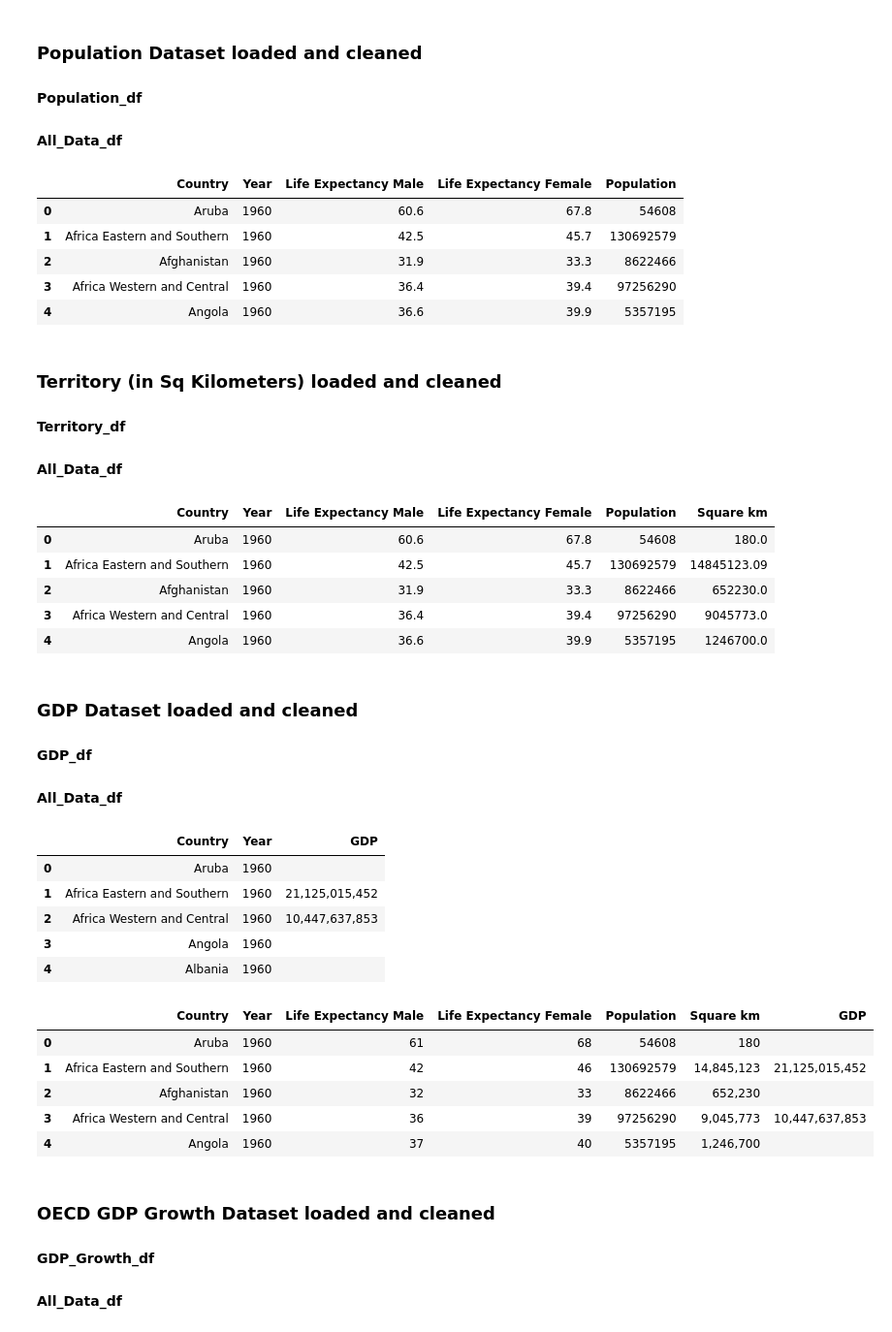
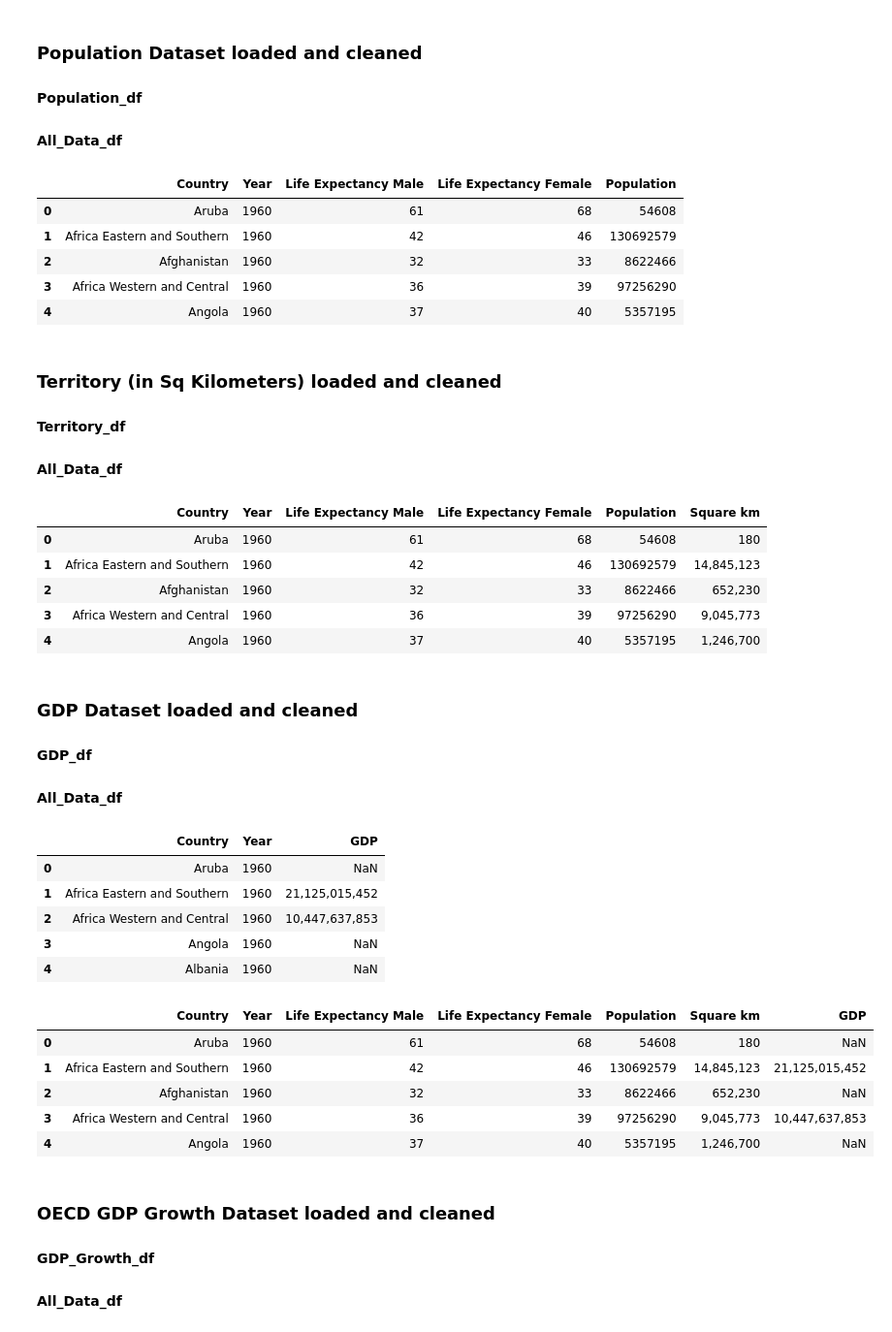
Before and after one commit to JNorthData/Life_Expectancy, a Jupyter notebook: life-expectancy.ipynb, the cells around one changed output. Shown at 97% size. Drawn from its saved outputs; the diff is of its cells as text; code cells hidden in the pictures.

```diff
--- a/life-expectancy.ipynb
+++ b/life-expectancy.ipynb
@@ -22,6 +22,9 @@ Life_Exp_Female_df = pd.melt(Life_Exp_Female_df, id_vars = 'Country', var_name =
 # Merge Male / Female Data
 Life_Exp_df = pd.merge(Life_Exp_Male_df, Life_Exp_Female_df, on = ['Country', 'Year'], how='inner')
 
+# Convert Year to integer
+Life_Exp_df['Year'] = Life_Exp_df['Year'].astype(int)
+
 # Reduce decimal places to 1
 Life_Exp_df['Life Expectancy Male'] = Life_Exp_df['Life Expectancy Male'].round(1)
 Life_Exp_df['Life Expectancy Female'] = Life_Exp_df['Life Expectancy Female'].round(1)
@@ -48,17 +51,23 @@ Population_df = pd.read_csv('Resources/WHO Population.csv')
 # Columns need to be converted to row data
 Population_df = pd.melt(Population_df, id_vars = 'Country', var_name = 'Year', value_name = 'Population')
 
+# Convert Year to integer
+Population_df['Year'] = Population_df['Year'].astype(int)
+
+# Convert Population cloumn to integer
+Population_df['Population'] = Population_df['Population'].astype(int)
+
 # Merge Population with Main dataset
 All_Data_df = pd.merge(Life_Exp_df, Population_df,on = ['Country', 'Year'])
 
 All_Data_df.head()
 # %% [output]
 |  | Country | Year | Life Expectancy Male | Life Expectancy Female | Population |
-| 0 | Aruba | 1960 | 60.6 | 67.8 | 54608 |
-| 1 | Africa Eastern and Southern | 1960 | 42.5 | 45.7 | 130692579 |
-| 2 | Afghanistan | 1960 | 31.9 | 33.3 | 8622466 |
-| 3 | Africa Western and Central | 1960 | 36.4 | 39.4 | 97256290 |
-| 4 | Angola | 1960 | 36.6 | 39.9 | 5357195 |
+| 0 | Aruba | 1960 | 61 | 68 | 54608 |
+| 1 | Africa Eastern and Southern | 1960 | 42 | 46 | 130692579 |
+| 2 | Afghanistan | 1960 | 32 | 33 | 8622466 |
+| 3 | Africa Western and Central | 1960 | 36 | 39 | 97256290 |
+| 4 | Angola | 1960 | 37 | 40 | 5357195 |
 # %% [markdown]
 ### Territory (in Sq Kilometers) loaded and cleaned
 #### Territory_df
@@ -66,16 +75,18 @@ All_Data_df.head()
 # %%
 Territory_df = pd.read_csv('Resources/WB Square km.csv')
 
+Territory_df['Square km'] = Territory_df['Square km'].astype(int)
+
 All_Data_df = pd.merge(All_Data_df, Territory_df, on=['Country'], how='left')
-All_Data_df.fillna('', inplace = True)
+
 All_Data_df.head()
 # %% [output]
 |  | Country | Year | Life Expectancy Male | Life Expectancy Female | Population | Square km |
-| 0 | Aruba | 1960 | 60.6 | 67.8 | 54608 | 180.0 |
-| 1 | Africa Eastern and Southern | 1960 | 42.5 | 45.7 | 130692579 | 14845123.09 |
-| 2 | Afghanistan | 1960 | 31.9 | 33.3 | 8622466 | 652230.0 |
-| 3 | Africa Western and Central | 1960 | 36.4 | 39.4 | 97256290 | 9045773.0 |
-| 4 | Angola | 1960 | 36.6 | 39.9 | 5357195 | 1246700.0 |
+| 0 | Aruba | 1960 | 61 | 68 | 54608 | 180 |
+| 1 | Africa Eastern and Southern | 1960 | 42 | 46 | 130692579 | 14,845,123 |
+| 2 | Afghanistan | 1960 | 32 | 33 | 8622466 | 652,230 |
+| 3 | Africa Western and Central | 1960 | 36 | 39 | 97256290 | 9,045,773 |
+| 4 | Angola | 1960 | 37 | 40 | 5357195 | 1,246,700 |
 # %% [markdown]
 ### GDP Dataset loaded and cleaned
 #### GDP_df
@@ -86,32 +97,30 @@ GDP_df = pd.read_csv('Resources/WHO GDP.csv')
 # Columns need to be converted to row data
 GDP_df = pd.melt(GDP_df, id_vars = 'Country', var_name = 'Year', value_name = 'GDP')
 
-# Change any NaN values to ""
-GDP_df.fillna('', inplace = True)
+GDP_df['Year'] = GDP_df['Year'].astype(int)
+GDP_df['GDP'] = GDP_df['GDP'].astype(float)
 
 pd.set_option('display.float_format', '{:,.0f}'.format)
 
 GDP_df.head()
 # %% [output]
 |  | Country | Year | GDP |
-| 0 | Aruba | 1960 |  |
+| 0 | Aruba | 1960 | NaN |
 | 1 | Africa Eastern and Southern | 1960 | 21,125,015,452 |
 | 2 | Africa Western and Central | 1960 | 10,447,637,853 |
-| 3 | Angola | 1960 |  |
-| 4 | Albania | 1960 |  |
+| 3 | Angola | 1960 | NaN |
+| 4 | Albania | 1960 | NaN |
 # %%
 All_Data_df = pd.merge(All_Data_df, GDP_df, on=['Country', 'Year'], how='left')
 
-# Change any NaN values to ""
-All_Data_df.fillna('', inplace = True)
 All_Data_df.head()
 # %% [output]
 |  | Country | Year | Life Expectancy Male | Life Expectancy Female | Population | Square km | GDP |
-| 0 | Aruba | 1960 | 61 | 68 | 54608 | 180 |  |
+| 0 | Aruba | 1960 | 61 | 68 | 54608 | 180 | NaN |
 | 1 | Africa Eastern and Southern | 1960 | 42 | 46 | 130692579 | 14,845,123 | 21,125,015,452 |
-| 2 | Afghanistan | 1960 | 32 | 33 | 8622466 | 652,230 |  |
+| 2 | Afghanistan | 1960 | 32 | 33 | 8622466 | 652,230 | NaN |
 | 3 | Africa Western and Central | 1960 | 36 | 39 | 97256290 | 9,045,773 | 10,447,637,853 |
-| 4 | Angola | 1960 | 37 | 40 | 5357195 | 1,246,700 |  |
+| 4 | Angola | 1960 | 37 | 40 | 5357195 | 1,246,700 | NaN |
 # %% [markdown]
 ### OECD GDP Growth Dataset loaded and cleaned
 #### GDP_Growth_df
```
Also changed, not shown: parts of 15 cells of this notebook, 1 other file.
